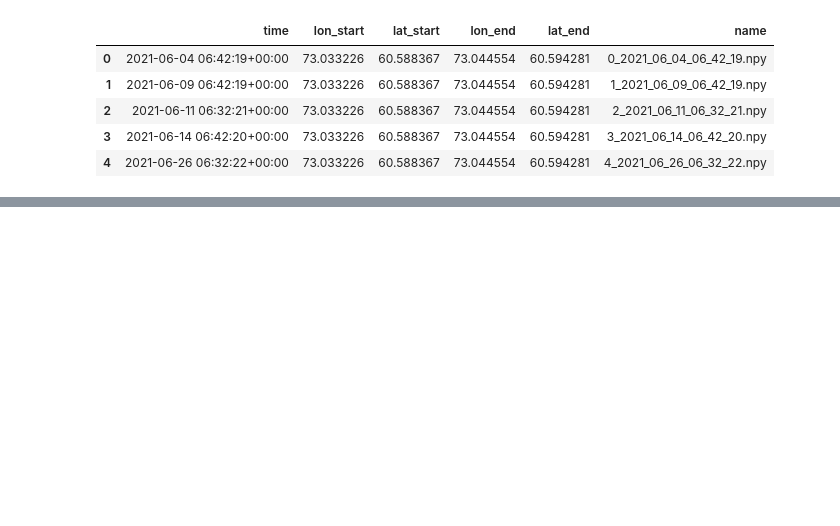
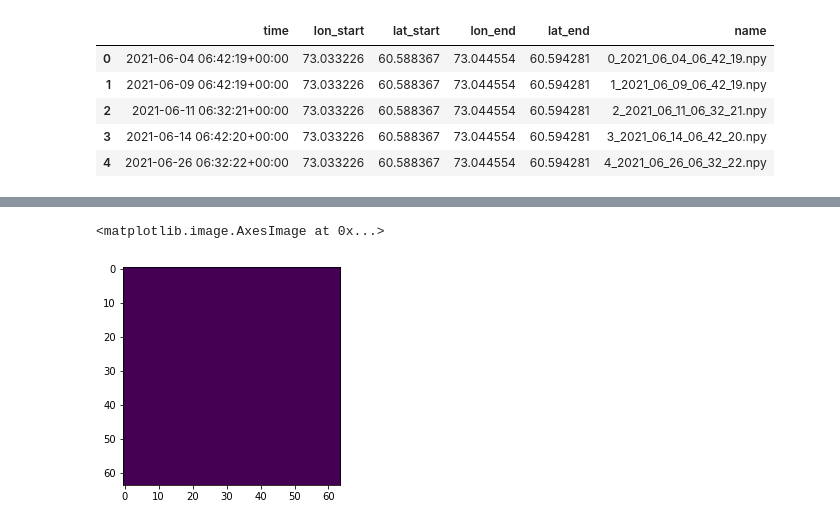
Before and after one commit to buugaaga/pobeda, a Jupyter notebook: notebooks/regression.ipynb, the cells around one changed output, grey strips where cells are left out. Drawn from its saved outputs; the diff is of its cells as text; code cells hidden in the pictures; blank space fills up the shorter version.

```diff
--- a/notebooks/regression.ipynb
+++ b/notebooks/regression.ipynb
@@ -267,0 +310,4 @@ CLP - -1.277699
+# %%
+prediction_labels = np.ravel(binarize(b5_prediction.reshape(1,-1), 0.7))
+# %%
+prediction_mask = prediction_labels.reshape((64, 64))
@@ -267,0 +319,5 @@ CLP - -1.277699
+# %%
+plt.imshow(prediction_mask)
+# %% [output]
+<matplotlib.image.AxesImage at 0x...>
+[figure, added]
```
Also changed, not shown: parts of 64 cells of this notebook, 3 other files.
